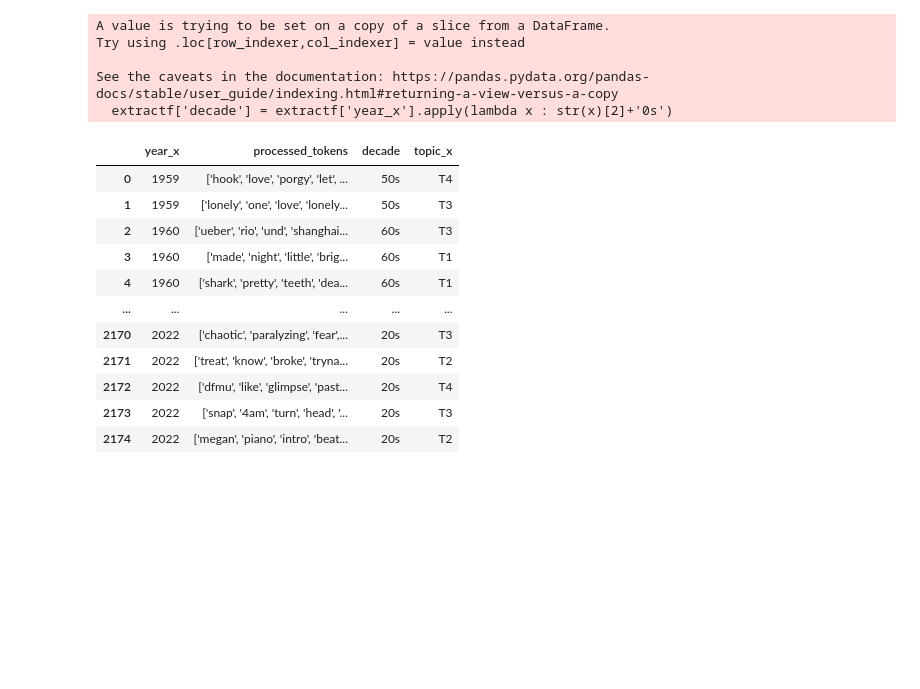
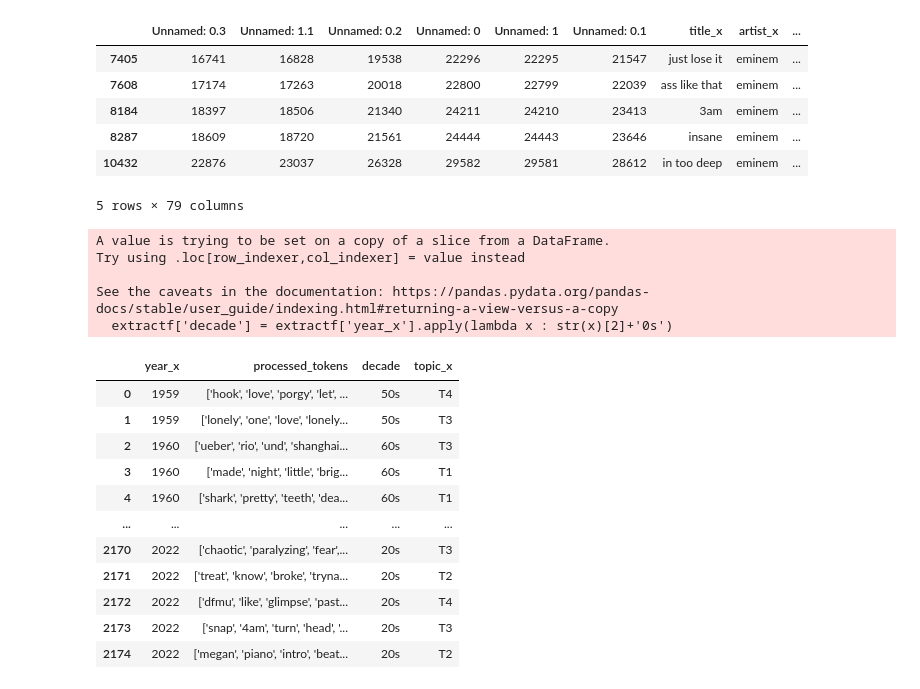
Before and after one commit to JapneetSingh5/HSL384-Project, a Jupyter notebook: female_gender_topic_analysis.ipynb, the cells around one changed output. Drawn from its saved outputs; the diff is of its cells as text; code cells hidden in the pictures; blank space fills up the shorter version.

```diff
--- a/female_gender_topic_analysis.ipynb
+++ b/female_gender_topic_analysis.ipynb
@@ -26,3 +40,13 @@ df
+# %%
+dm[dm['artist_x']=='eminem']
+# %% [output]
+|  | Unnamed: 0.3 | Unnamed: 1.1 | Unnamed: 0.2 | Unnamed: 0 | Unnamed: 1 | Unnamed: 0.1 | title_x | artist_x | ... |
+| 7405 | 16741 | 16828 | 19538 | 22296 | 22295 | 21547 | just lose it | eminem | ... |
+| 7608 | 17174 | 17263 | 20018 | 22800 | 22799 | 22039 | ass like that | eminem | ... |
+| 8184 | 18397 | 18506 | 21340 | 24211 | 24210 | 23413 | 3am | eminem | ... |
+| 8287 | 18609 | 18720 | 21561 | 24444 | 24443 | 23646 | insane | eminem | ... |
+| 10432 | 22876 | 23037 | 26328 | 29582 | 29581 | 28612 | in too deep | eminem | ... |
+5 rows × 79 columns
 # %%
 extractf = df[['year_x','processed_tokens','decade','topic_x']]
 extractf['decade'] = extractf['year_x'].apply(lambda x : str(x)[2]+'0s')
```
Also changed, not shown: parts of 2 cells of this notebook.
